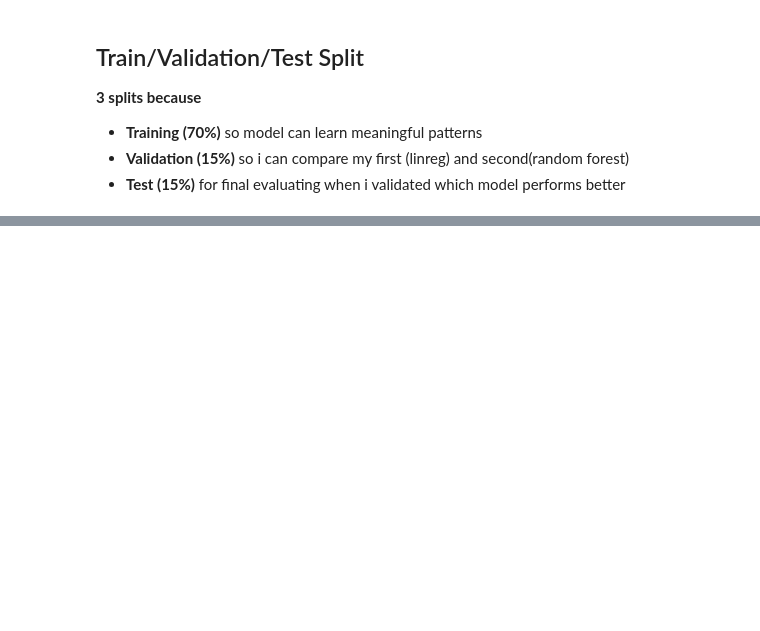
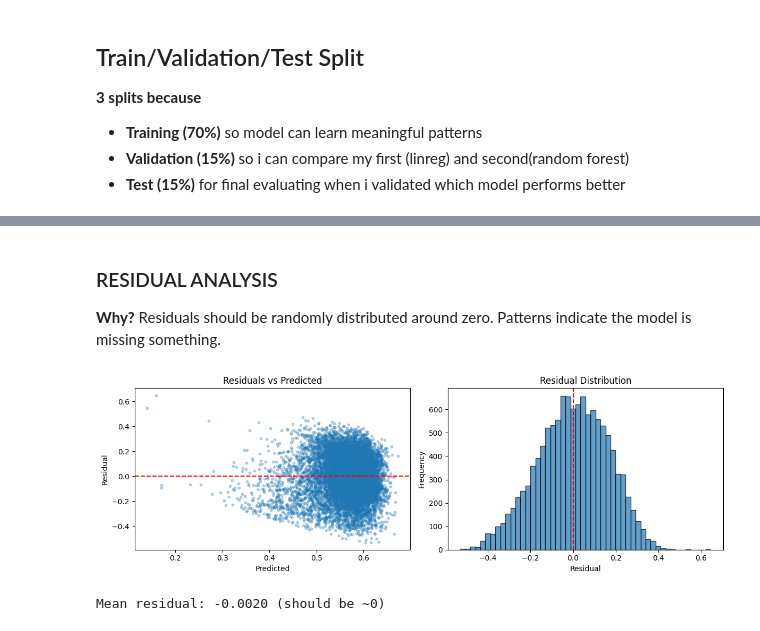
Before and after one commit to marfakozeletsUvA/sem3_projects, a Jupyter notebook: summative3/sem3_topic3_linreg_summative.ipynb, the cells around one changed output, grey strips where cells are left out. Drawn from its saved outputs; the diff is of its cells as text; code cells hidden in the pictures; blank space fills up the shorter version.

```diff
--- a/summative3/sem3_topic3_linreg_summative.ipynb
+++ b/summative3/sem3_topic3_linreg_summative.ipynb
@@ -233,0 +236,18 @@ preprocess = ColumnTransformer(
+# %%
+# identify column types
+cat_cols = ['track_genre']
+num_cols = [col for col in X.columns if col not in cat_cols]
+
+# create preprocessor
+preprocessor = ColumnTransformer([
+    ('cat', OneHotEncoder(handle_unknown='ignore'), cat_cols),
+    ('num', 'passthrough', num_cols)
+])
+
+# transform all datasets
+X_train_transformed = preprocessor.fit_transform(X_train)
+X_valid_transformed = preprocessor.transform(X_valid)
+X_test_transformed = preprocessor.transform(X_test)
+
+print(f"Original features: {X_train.shape[1]}")
+print(f"After one-hot encoding: {X_train_transformed.shape[1]}")
@@ -291,0 +329,31 @@ NameError: name 'preprocess' is not defined
+# %% [markdown]
+### RESIDUAL ANALYSIS
+
+**Why?** Residuals should be randomly distributed around zero. Patterns indicate the model is missing something.
+# %%
+# calculate residuals
+residuals = y_valid - pred_lr
+
+fig, axes = plt.subplots(1, 2, figsize=(12, 4))
+
+# scatter plot
+axes[0].scatter(pred_lr, residuals, alpha=0.3, s=10)
+axes[0].axhline(0, color='red', linestyle='--')
+axes[0].set_xlabel('Predicted')
+axes[0].set_ylabel('Residual')
+axes[0].set_title('Residuals vs Predicted')
+
+# histogram
+axes[1].hist(residuals, bins=50, edgecolor='black', alpha=0.7)
+axes[1].axvline(0, color='red', linestyle='--')
+axes[1].set_xlabel('Residual')
+axes[1].set_ylabel('Frequency')
+axes[1].set_title('Residual Distribution')
+
+plt.tight_layout()
+plt.show()
+
+print(f"Mean residual: {residuals.mean():.4f} (should be ~0)")
+# %% [output]
+[figure, added]
+Mean residual: -0.0020 (should be ~0)
```
Also changed, not shown: parts of 40 cells of this notebook, 3 other files.
